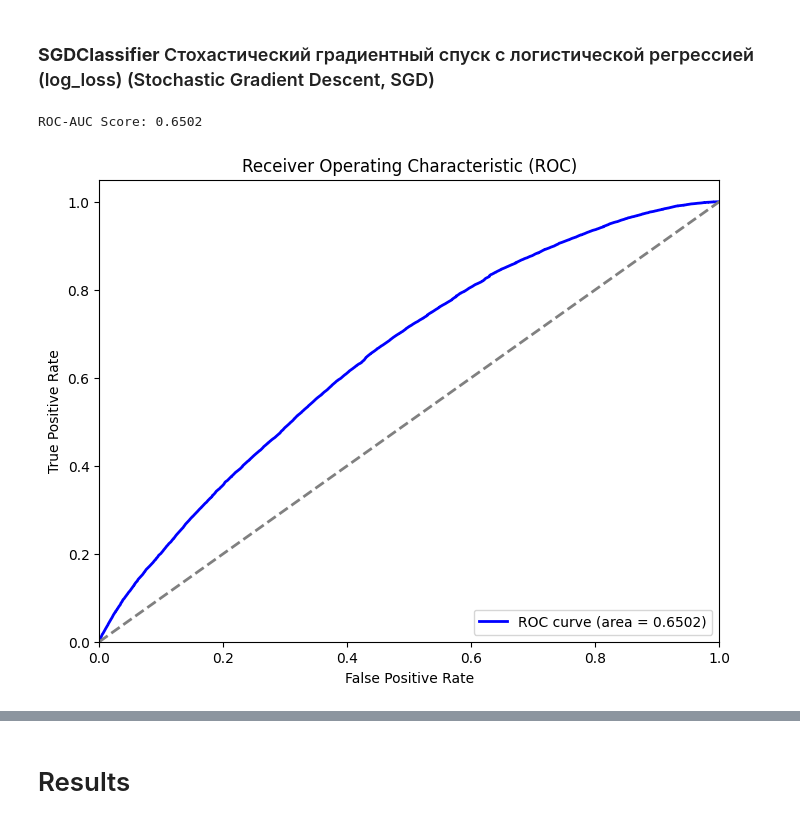
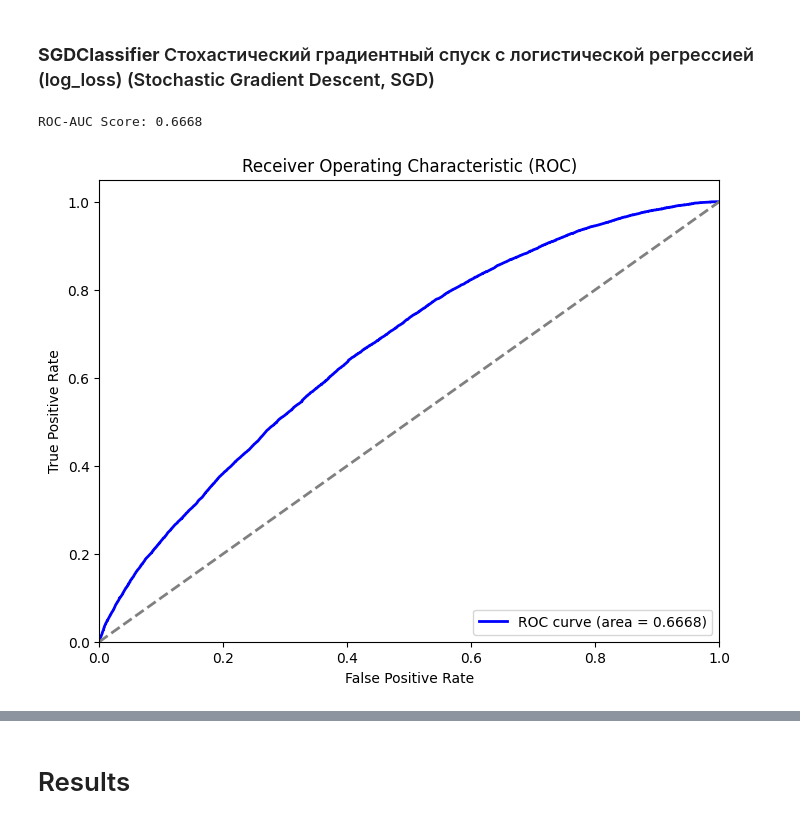
Before and after one commit to saidplatonov/sber_avto_sklrn_ML, a Jupyter notebook: research_result.ipynb, the cells around one changed output, grey strips where cells are left out. Cells and saved outputs as stored; diff of their text form; code cells hidden in the pictures.

```diff
--- a/research_result.ipynb
+++ b/research_result.ipynb
@@ -2716,39 +2717,39 @@ sgd_log_reg = SGDClassifier(
     loss='log_loss',  # Логистическая регрессия
     alpha=0.0001,  # Регуляризационный параметр
     penalty='l2',  # L2 регуляризация
-    # max_iter=1000,  # Максимальное количество итераций не работает при partial_fit
+    max_iter=1000,  # Максимальное количество итераций не работает при partial_fit
     random_state=42,
     learning_rate='optimal',
     # class_weight=class_weights_dict,
     eta0=0.01,  # Начальный шаг обучения
-    # warm_start=True, # при вызове fit используется данные предидущего обучения
+    warm_start=True, # при вызове fit используется данные предидущего обучения
     n_jobs=-1  # Использование всех доступных процессоров
 )
 
 # Обучение модели на батчах данных
 batch_size = 100000  # Размер батча
 n_batches = len(fitches_train) // batch_size + 1
 
 for i in range(n_batches):
     start = i * batch_size
     end = min((i + 1) * batch_size, len(fitches_train))
      # Вычисление весов для каждого образца
     # batch_weight = compute_sample_weight(class_weight=class_weights_dict, y=target_train[start:end])
     sgd_log_reg.partial_fit(fitches_train[start:end], target_train[start:end], classes=[0, 1])#, sample_weight=batch_weight)
 
 # Предсказания вероятностей для тестового набора
 y_pred_proba = sgd_log_reg.predict_proba(fitches_test)[:, 1]
 
 # Оценка модели с использованием ROC-AUC
 roc_auc = roc_auc_score(target_test, y_pred_proba)
 print(f'ROC-AUC Score: {roc_auc:.4f}')
 
 drow_roc_auc(target_test, y_pred_proba)
 #0.6714 пи стандартскалер 0.6597 до изменения данных о городе alternativeName в name
 # 0.6333 до изменения стратегии заполнения пустот данных о городе
 # %% [output]
-ROC-AUC Score: 0.6502
+ROC-AUC Score: 0.6668
-[figure, old version]
+[figure, new version]
 # %%
 # Получение коэффициентов (весов) и свободного члена модели
 coefficients = sgd_log_reg.coef_.flatten()  # Получаем одномерный массив коэффициентов
```
Also changed, not shown: parts of 96 cells of this notebook, 5 other files.
